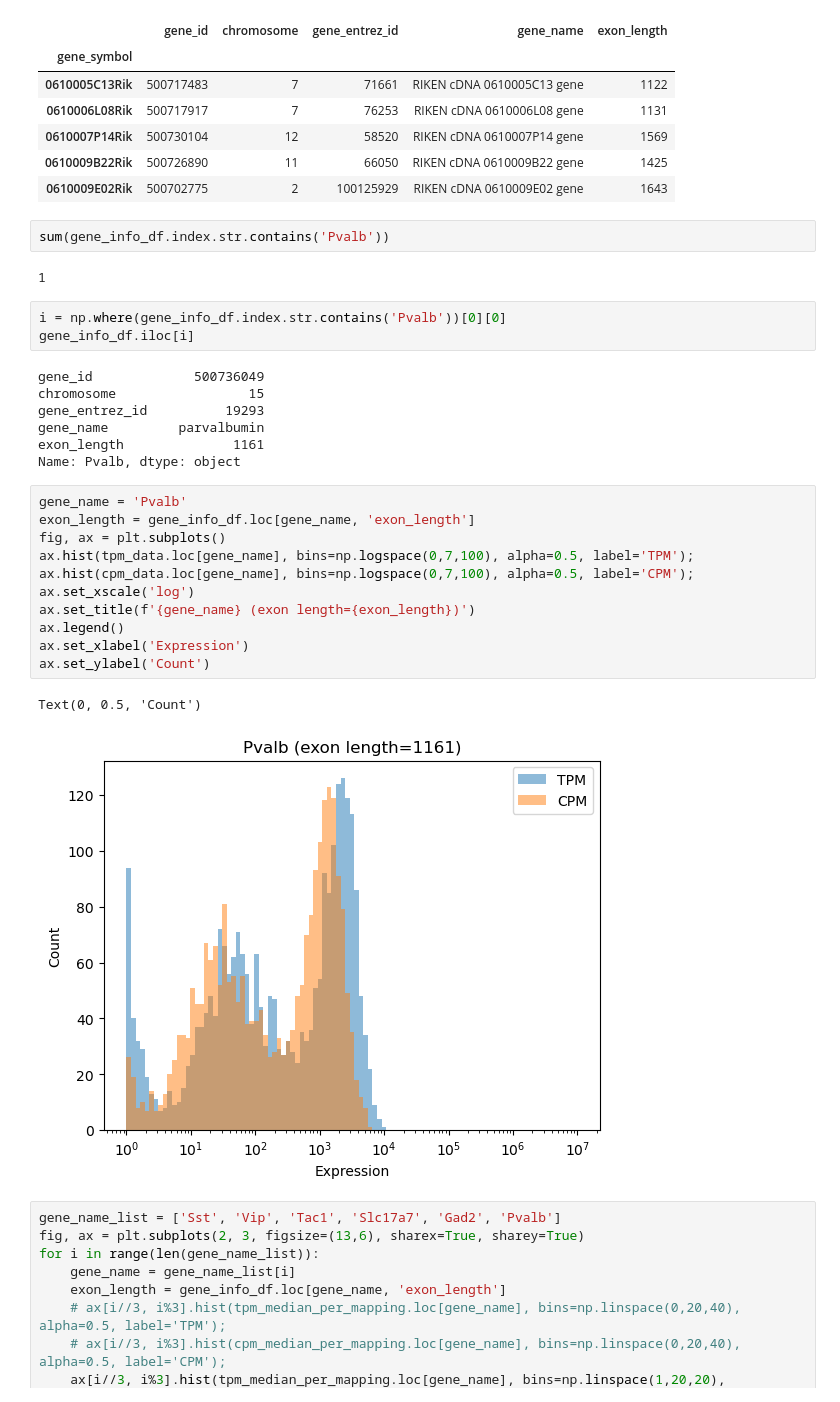
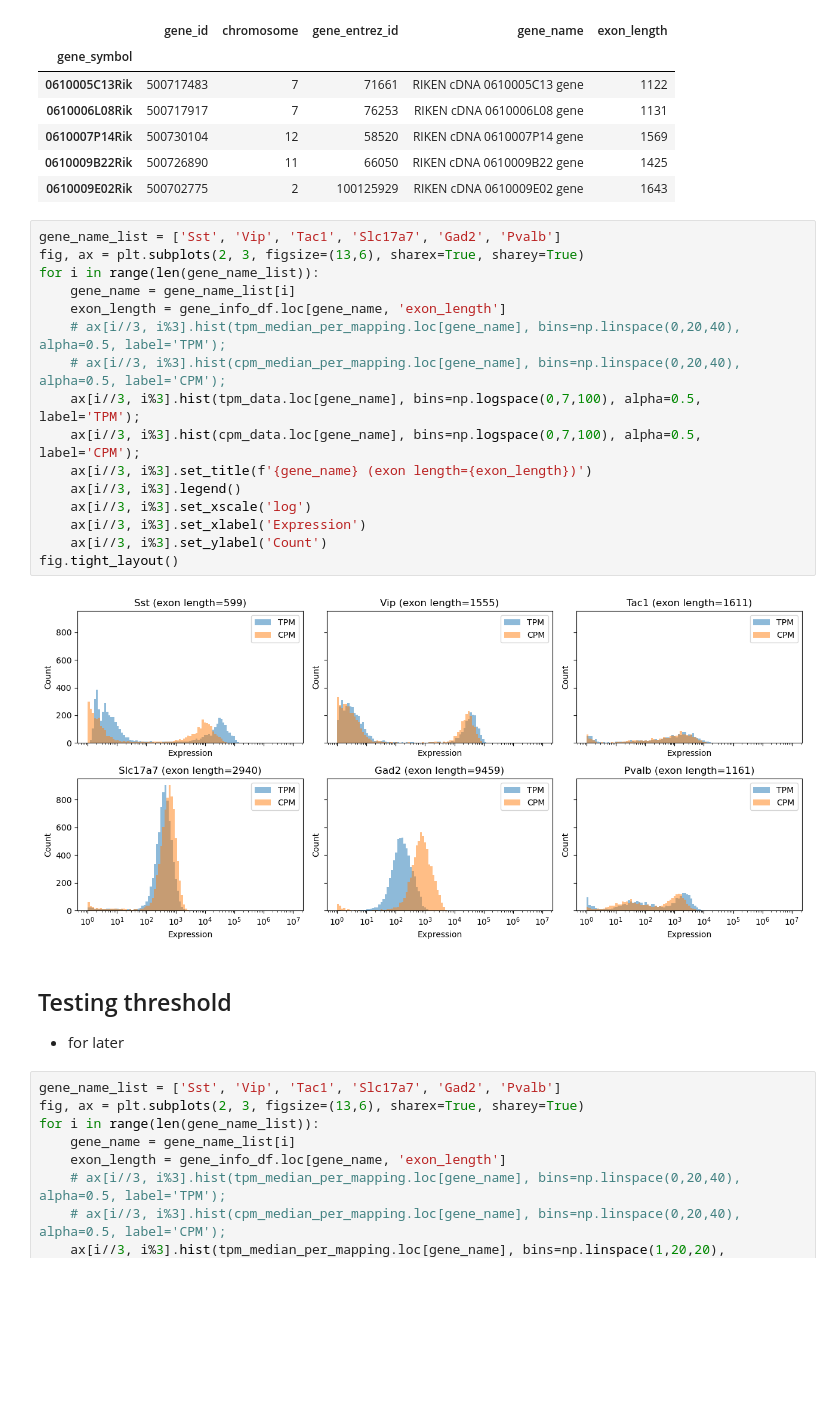
Before and after one commit to AllenNeuralDynamics/lamf_analysis_lims, a Jupyter notebook: gene_panel_selection/mfishtoolspy/241001_address_random_seed_issue.ipynb, the cells around one changed output. Cells and saved outputs as stored; diff of their text form; blank space fills up the shorter version.

Commit message:
dev and testing done for iterations and separate mapping and group labels

```diff
--- a/gene_panel_selection/mfishtoolspy/241001_address_random_seed_issue.ipynb
+++ b/gene_panel_selection/mfishtoolspy/241001_address_random_seed_issue.ipynb
@@ -633,34 +599,27 @@ gene_info_df.head()
 | 0610007P14Rik | 500730104 | 12 | 58520 | RIKEN cDNA 0610007P14 gene | 1569 |
 | 0610009B22Rik | 500726890 | 11 | 66050 | RIKEN cDNA 0610009B22 gene | 1425 |
 | 0610009E02Rik | 500702775 | 2 | 100125929 | RIKEN cDNA 0610009E02 gene | 1643 |
-# %%
-sum(gene_info_df.index.str.contains('Pvalb'))
-# %% [output]
-1
-# %%
-i = np.where(gene_info_df.index.str.contains('Pvalb'))[0][0]
-gene_info_df.iloc[i]
-# %% [output]
-gene_id             500736049
-chromosome                 15
-gene_entrez_id          19293
-gene_name         parvalbumin
-exon_length              1161
-Name: Pvalb, dtype: object
 # %%
-gene_name = 'Pvalb'
-exon_length = gene_info_df.loc[gene_name, 'exon_length']
-fig, ax = plt.subplots()
-ax.hist(tpm_data.loc[gene_name], bins=np.logspace(0,7,100), alpha=0.5, label='TPM');
-ax.hist(cpm_data.loc[gene_name], bins=np.logspace(0,7,100), alpha=0.5, label='CPM');
-ax.set_xscale('log')
-ax.set_title(f'{gene_name} (exon length={exon_length})')
-ax.legend()
-ax.set_xlabel('Expression')
-ax.set_ylabel('Count')
+gene_name_list = ['Sst', 'Vip', 'Tac1', 'Slc17a7', 'Gad2', 'Pvalb']
+fig, ax = plt.subplots(2, 3, figsize=(13,6), sharex=True, sharey=True)
+for i in range(len(gene_name_list)):
+    gene_name = gene_name_list[i]
+    exon_length = gene_info_df.loc[gene_name, 'exon_length']
+    # ax[i//3, i%3].hist(tpm_median_per_mapping.loc[gene_name], bins=np.linspace(0,20,40), alpha=0.5, label='TPM');
+    # ax[i//3, i%3].hist(cpm_median_per_mapping.loc[gene_name], bins=np.linspace(0,20,40), alpha=0.5, label='CPM');
+    ax[i//3, i%3].hist(tpm_data.loc[gene_name], bins=np.logspace(0,7,100), alpha=0.5, label='TPM');
+    ax[i//3, i%3].hist(cpm_data.loc[gene_name], bins=np.logspace(0,7,100), alpha=0.5, label='CPM');
+    ax[i//3, i%3].set_title(f'{gene_name} (exon length={exon_length})')
+    ax[i//3, i%3].legend()
+    ax[i//3, i%3].set_xscale('log')
+    ax[i//3, i%3].set_xlabel('Expression')
+    ax[i//3, i%3].set_ylabel('Count')
+fig.tight_layout()
 # %% [output]
-Text(0, 0.5, 'Count')
-[figure, old version]
+[figure, new version]
+# %% [markdown]
+## Testing threshold
+- for later
 # %%
 gene_name_list = ['Sst', 'Vip', 'Tac1', 'Slc17a7', 'Gad2', 'Pvalb']
 fig, ax = plt.subplots(2, 3, figsize=(13,6), sharex=True, sharey=True)
```
Also changed, not shown: parts of 36 cells of this notebook, 2 other files.
